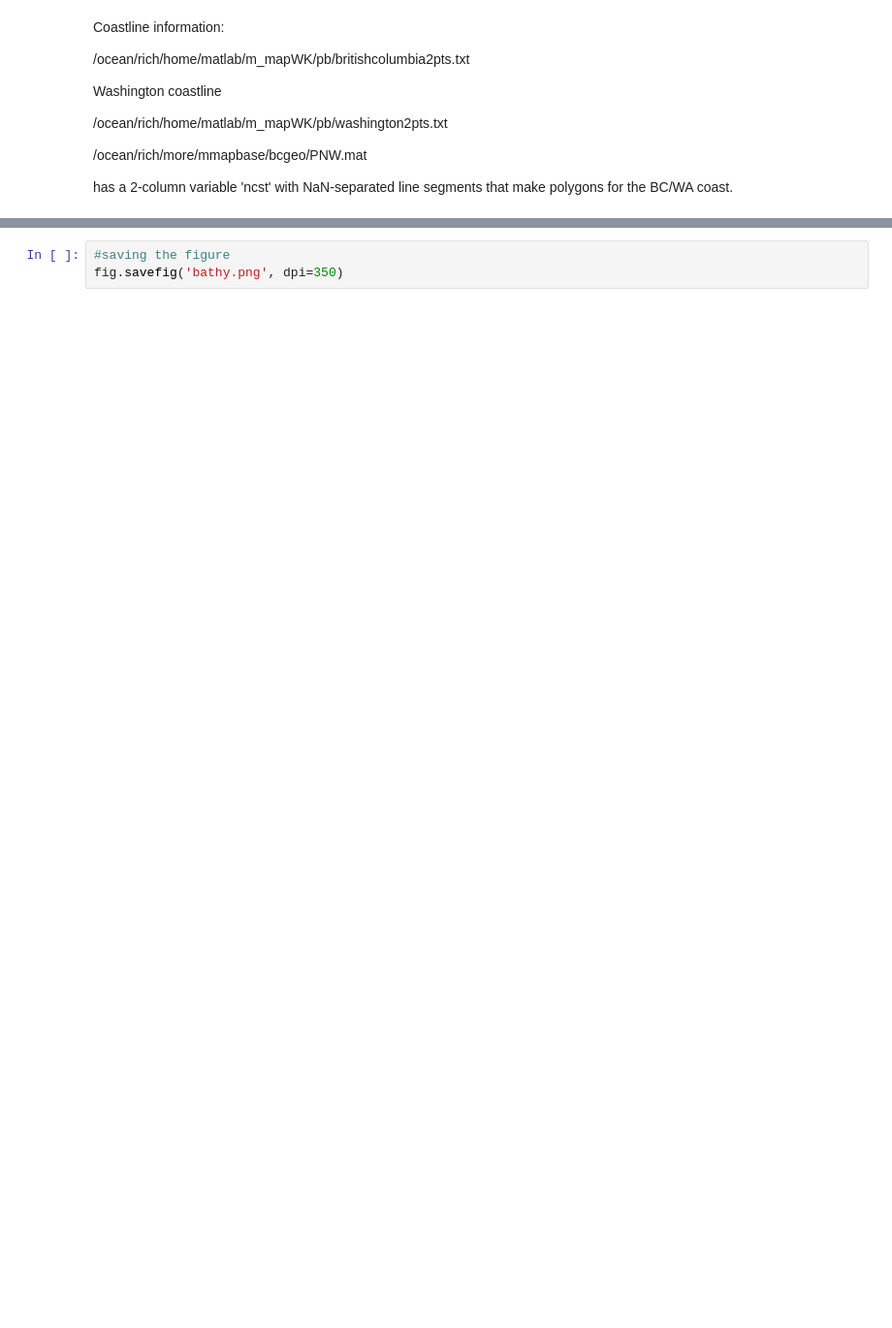
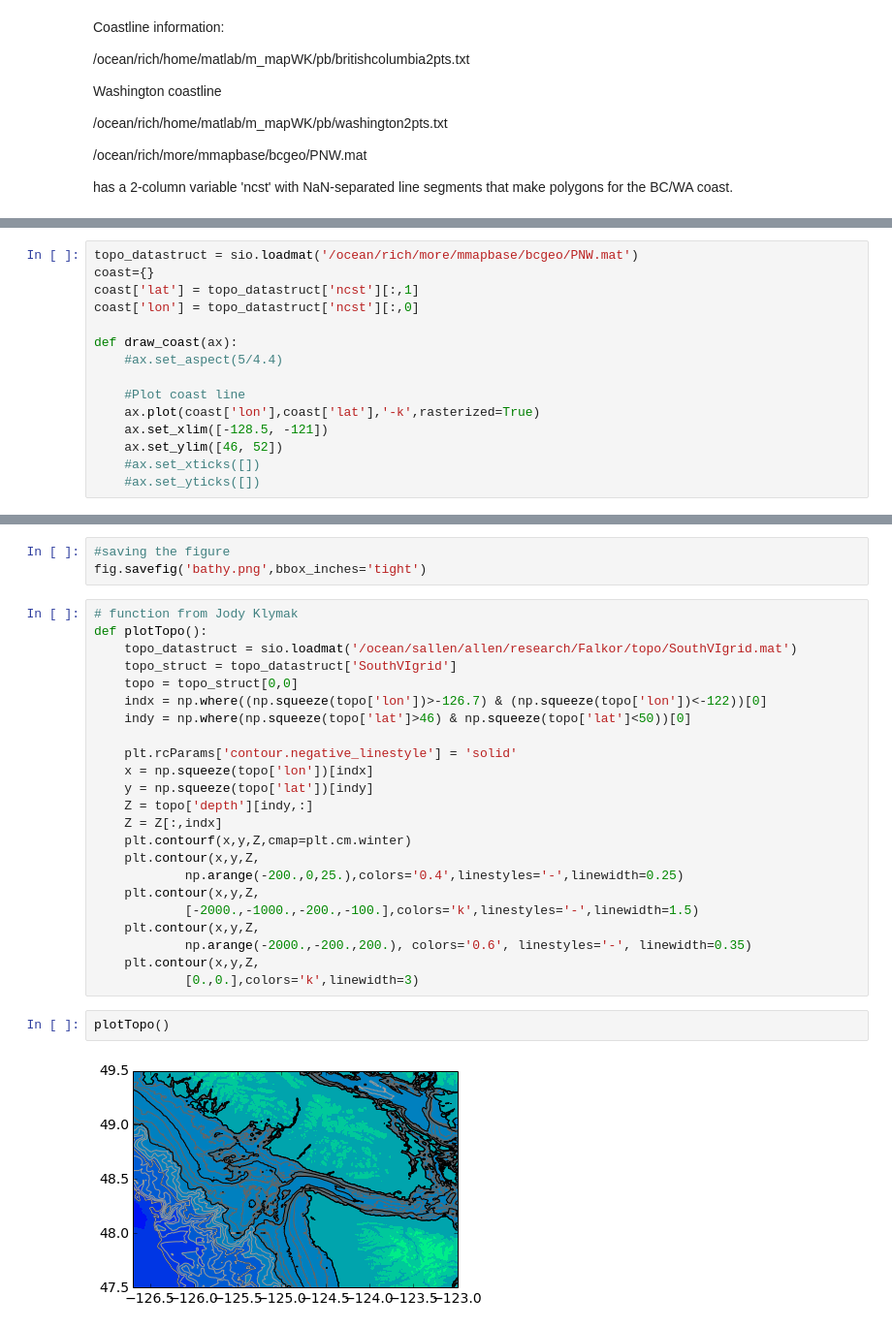
Before and after one commit to SalishSeaCast/storm-surge, a Jupyter notebook: FigureScripts/bathyImage.ipynb, the cells around one changed output, grey strips where cells are left out. Shown at 97% size. Cells and saved outputs as stored; diff of their text form; blank space fills up the shorter version.

```diff
--- a/FigureScripts/bathyImage.ipynb
+++ b/FigureScripts/bathyImage.ipynb
@@ -30,0 +39,15 @@ that make polygons for the BC/WA coast.
+# %%
+topo_datastruct = sio.loadmat('/ocean/rich/more/mmapbase/bcgeo/PNW.mat')
+coast={}
+coast['lat'] = topo_datastruct['ncst'][:,1]
+coast['lon'] = topo_datastruct['ncst'][:,0]
+
+def draw_coast(ax):
+    #ax.set_aspect(5/4.4)
+
+    #Plot coast line
+    ax.plot(coast['lon'],coast['lat'],'-k',rasterized=True)
+    ax.set_xlim([-128.5, -121])
+    ax.set_ylim([46, 52])
+    #ax.set_xticks([])
+    #ax.set_yticks([])
@@ -73,3 +200,30 @@ for k in range(0,len(istorms)):
 # %%
 #saving the figure
-fig.savefig('bathy.png', dpi=350)
+fig.savefig('bathy.png',bbox_inches='tight')
+# %%
+# function from Jody Klymak
+def plotTopo():
+    topo_datastruct = sio.loadmat('/ocean/sallen/allen/research/Falkor/topo/SouthVIgrid.mat')
+    topo_struct = topo_datastruct['SouthVIgrid']
+    topo = topo_struct[0,0]
+    indx = np.where((np.squeeze(topo['lon'])>-126.7) & (np.squeeze(topo['lon'])<-122))[0]
+    indy = np.where(np.squeeze(topo['lat']>46) & np.squeeze(topo['lat']<50))[0]
+
+    plt.rcParams['contour.negative_linestyle'] = 'solid'
+    x = np.squeeze(topo['lon'])[indx]
+    y = np.squeeze(topo['lat'])[indy]
+    Z = topo['depth'][indy,:]
+    Z = Z[:,indx]
+    plt.contourf(x,y,Z,cmap=plt.cm.winter)
+    plt.contour(x,y,Z,
+            np.arange(-200.,0,25.),colors='0.4',linestyles='-',linewidth=0.25)
+    plt.contour(x,y,Z,
+            [-2000.,-1000.,-200.,-100.],colors='k',linestyles='-',linewidth=1.5)
+    plt.contour(x,y,Z,
+            np.arange(-2000.,-200.,200.), colors='0.6', linestyles='-', linewidth=0.35)
+    plt.contour(x,y,Z,
+            [0.,0.],colors='k',linewidth=3)
+# %%
+plotTopo()
+# %% [output]
+[figure, added]
```
Also changed, not shown: parts of 14 cells of this notebook, 3 other files.
